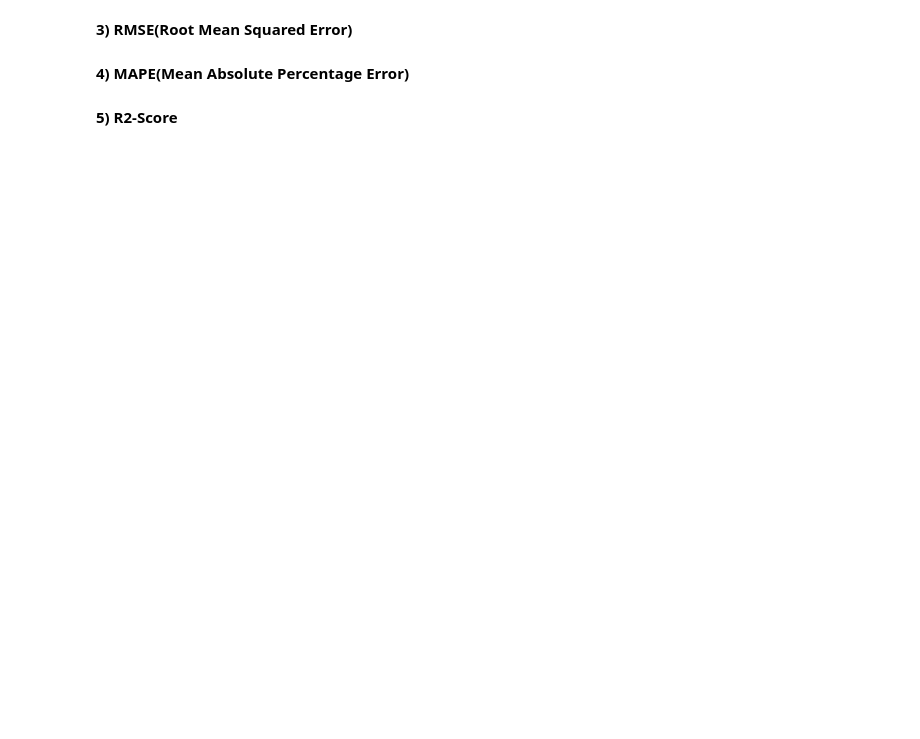
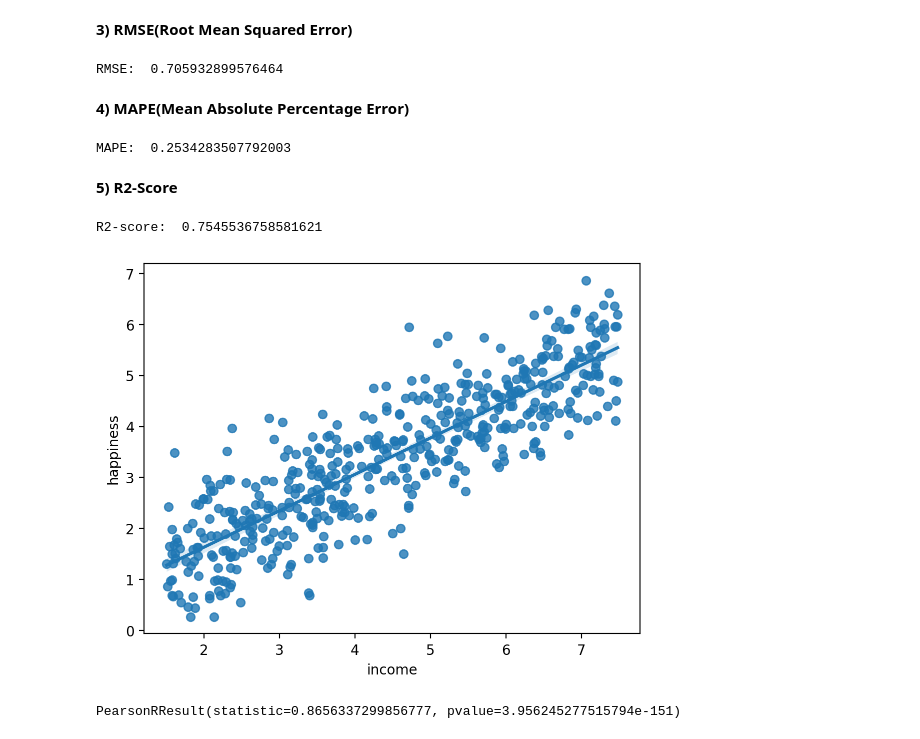
Before and after one commit to yangjung-woo/KT-Workspace, a Jupyter notebook: KT_AIVLE_DX_Regular_course/Week1/DX_머신러닝_실습자료/DX_머신러닝_실습자료/익히기/실습02_01_성능평가(Happy).ipynb, the cells around one changed output. Drawn from its saved outputs; the diff is of its cells as text; code cells hidden in the pictures; blank space fills up the shorter version.

```diff
--- a/KT_AIVLE_DX_Regular_course/Week1/DX_머신러닝_실습자료/DX_머신러닝_실습자료/익히기/실습02_01_성능평가(Happy).ipynb
+++ b/KT_AIVLE_DX_Regular_course/Week1/DX_머신러닝_실습자료/DX_머신러닝_실습자료/익히기/실습02_01_성능평가(Happy).ipynb
@@ -124,20 +168,38 @@ data = pd.read_csv(path)
 **3) RMSE(Root Mean Squared Error)**
 # %%
 # 모듈 불러오기
-
+from sklearn.metrics import root_mean_squared_error
 
 # 성능 평가
+print('RMSE: ',root_mean_squared_error(y_test,y_pred))
+# %% [output]
+RMSE:  0.705932899576464
 # %% [markdown]
 **4) MAPE(Mean Absolute Percentage Error)**
 # %%
 # 모듈 불러오기
-
+from sklearn.metrics import mean_absolute_percentage_error
 
 # 성능 평가
+print('MAPE: ',mean_absolute_percentage_error(y_test,y_pred))
+# %% [output]
+MAPE:  0.2534283507792003
 # %% [markdown]
 **5) R2-Score**
 # %%
 # 모듈 불러오기
-
-
+from sklearn.metrics import r2_score
 # 성능 평가
+print('R2-score: ',r2_score(y_test,y_pred))
+# %% [output]
+R2-score:  0.7545536758581621
+# %%
+# 상관계수 사각화
+import scipy.stats as stats
+
+sns.regplot(x='income',y='happiness',data=data)
+plt.show()
+print(stats.pearsonr(data['income'],data['happiness']))
+# %% [output]
+[figure, added]
+PearsonRResult(statistic=0.8656337299856777, pvalue=3.956245277515794e-151)
```
Also changed, not shown: parts of 15 cells of this notebook, 12 other files.
